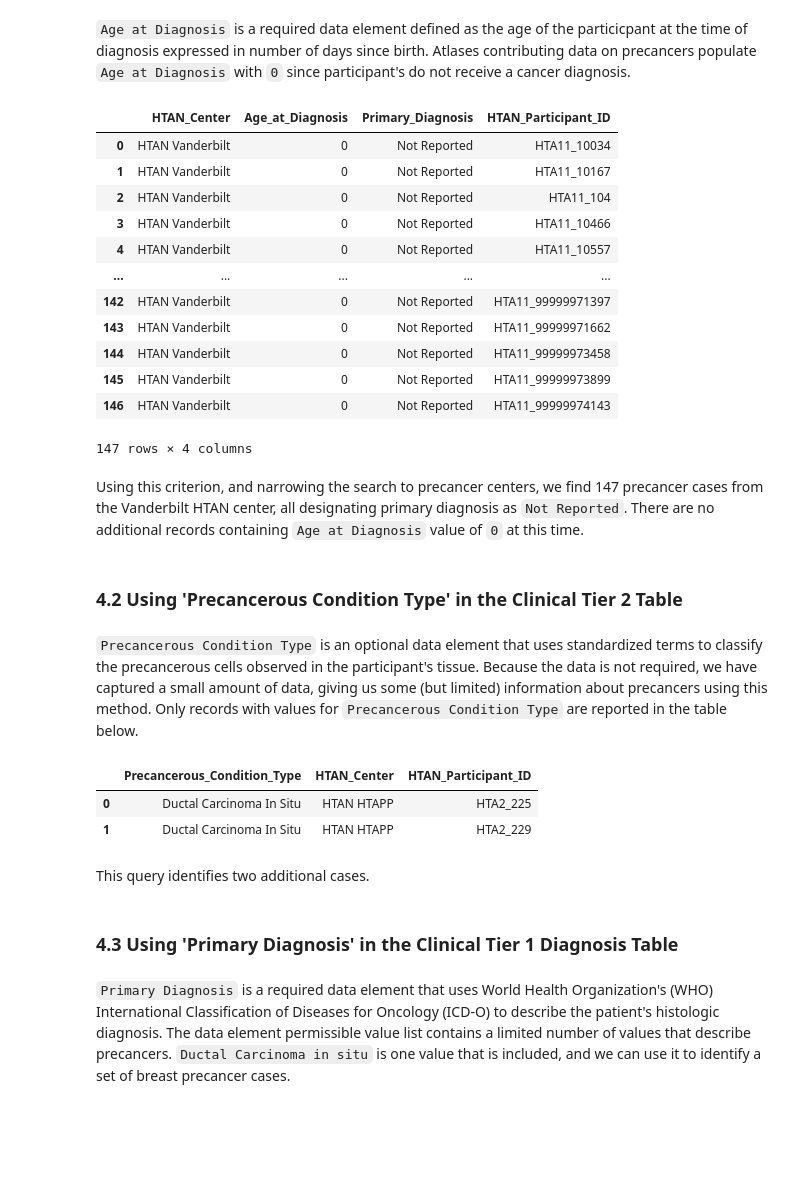
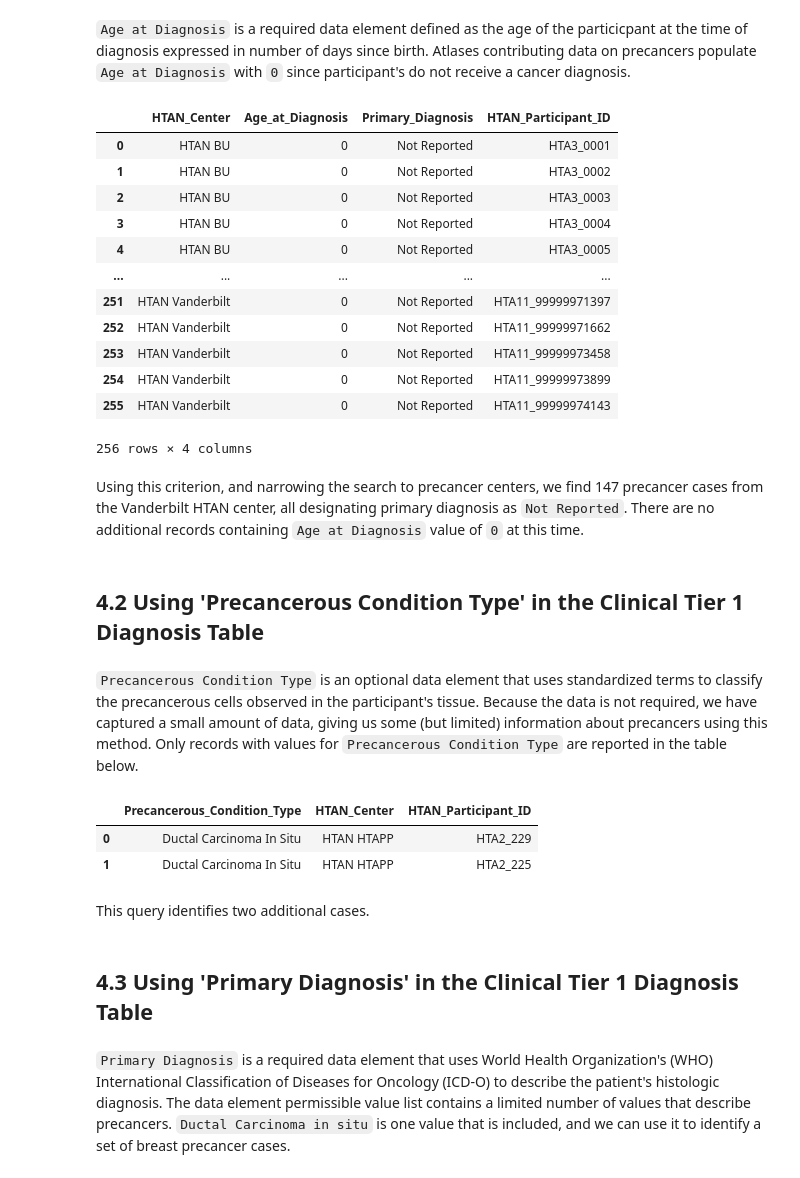
Before and after one commit to isb-cgc/Community-Notebooks, a Jupyter notebook: HTAN/Python Notebooks/Identifying_and_Compiling_Precancer_Cases_and_Samples_in_HTAN.ipynb, the cells around one changed output. Cells and saved outputs as stored; diff of their text form; code cells hidden in the pictures; blank space fills up the shorter version.

```diff
--- a/HTAN/Python Notebooks/Identifying_and_Compiling_Precancer_Cases_and_Samples_in_HTAN.ipynb
+++ b/HTAN/Python Notebooks/Identifying_and_Compiling_Precancer_Cases_and_Samples_in_HTAN.ipynb
@@ -71,8 +80,9 @@ Alternatively, if you're running the notebook locally, take the following steps
 # Import the Google BigQuery client
 from google.cloud import bigquery
 
-# Set the google project that will be billed for this notebook's computations
-google_project = <my-project>
+# Set the Google project that will be billed for this notebook's computations
+# Replace <my-project> with your BigQuery Project ID
+google_project = '<my-project>'
 
 # Create a client to access the data within BigQuery
 client = bigquery.Client(google_project)
@@ -85,7 +95,7 @@ client = bigquery.Client(google_project)
 # %%
 aad = client.query("""
   SELECT HTAN_Center, Age_at_Diagnosis, Primary_Diagnosis, HTAN_Participant_ID
-  FROM `isb-cgc-bq.HTAN.clinical_tier1_diagnosis_current`
+  FROM `isb-cgc-bq.HTAN_versioned.clinical_tier1_diagnosis_r6`
   WHERE HTAN_Center in (
     "HTAN Duke",
     "HTAN Stanford",
@@ -99,40 +109,40 @@ aad = client.query("""
 aad
 # %% [output]
 |  | HTAN_Center | Age_at_Diagnosis | Primary_Diagnosis | HTAN_Participant_ID |
-| 0 | HTAN Vanderbilt | 0 | Not Reported | HTA11_10034 |
-| 1 | HTAN Vanderbilt | 0 | Not Reported | HTA11_10167 |
-| 2 | HTAN Vanderbilt | 0 | Not Reported | HTA11_104 |
-| 3 | HTAN Vanderbilt | 0 | Not Reported | HTA11_10466 |
-| 4 | HTAN Vanderbilt | 0 | Not Reported | HTA11_10557 |
+| 0 | HTAN BU | 0 | Not Reported | HTA3_0001 |
+| 1 | HTAN BU | 0 | Not Reported | HTA3_0002 |
+| 2 | HTAN BU | 0 | Not Reported | HTA3_0003 |
+| 3 | HTAN BU | 0 | Not Reported | HTA3_0004 |
+| 4 | HTAN BU | 0 | Not Reported | HTA3_0005 |
 | ... | ... | ... | ... | ... |
-| 142 | HTAN Vanderbilt | 0 | Not Reported | HTA11_99999971397 |
-| 143 | HTAN Vanderbilt | 0 | Not Reported | HTA11_99999971662 |
-| 144 | HTAN Vanderbilt | 0 | Not Reported | HTA11_99999973458 |
-| 145 | HTAN Vanderbilt | 0 | Not Reported | HTA11_99999973899 |
-| 146 | HTAN Vanderbilt | 0 | Not Reported | HTA11_99999974143 |
+| 251 | HTAN Vanderbilt | 0 | Not Reported | HTA11_99999971397 |
+| 252 | HTAN Vanderbilt | 0 | Not Reported | HTA11_99999971662 |
+| 253 | HTAN Vanderbilt | 0 | Not Reported | HTA11_99999973458 |
+| 254 | HTAN Vanderbilt | 0 | Not Reported | HTA11_99999973899 |
+| 255 | HTAN Vanderbilt | 0 | Not Reported | HTA11_99999974143 |
-147 rows × 4 columns
+256 rows × 4 columns
 # %% [markdown]
 Using this criterion, and narrowing the search to precancer centers, we find 147 precancer cases from the Vanderbilt HTAN center, all designating primary diagnosis as `Not Reported`. There are no additional records containing `Age at Diagnosis` value of `0` at this time.
 # %% [markdown]
-### 4.2 Using 'Precancerous Condition Type' in the Clinical Tier 2 Table
+## 4.2 Using 'Precancerous Condition Type' in the Clinical Tier 1 Diagnosis Table
 # %% [markdown]
 `Precancerous Condition Type` is an optional data element that uses standardized terms to classify the precancerous cells observed in the participant's tissue. Because the data is not required, we have captured a small amount of data, giving us some (but limited) information about precancers using this method. Only records with values for `Precancerous Condition Type` are reported in the table below.
 # %%
 pct = client.query("""
   SELECT Precancerous_Condition_Type, HTAN_Center, HTAN_Participant_ID
-  FROM `isb-cgc-bq.HTAN.clinical_tier2_current`
-  WHERE Precancerous_Condition_Type IS NOT NULL
+  FROM `isb-cgc-bq.HTAN_versioned.clinical_tier1_diagnosis_r6`
+  WHERE Precancerous_Condition_Type IS NOT NULL AND Precancerous_Condition_Type != "Not Applicable"
 """).result().to_dataframe()
 
 pct
 # %% [output]
 |  | Precancerous_Condition_Type | HTAN_Center | HTAN_Participant_ID |
-| 0 | Ductal Carcinoma In Situ | HTAN HTAPP | HTA2_225 |
-| 1 | Ductal Carcinoma In Situ | HTAN HTAPP | HTA2_229 |
+| 0 | Ductal Carcinoma In Situ | HTAN HTAPP | HTA2_229 |
+| 1 | Ductal Carcinoma In Situ | HTAN HTAPP | HTA2_225 |
 # %% [markdown]
 This query identifies two additional cases.
 # %% [markdown]
-### 4.3 Using 'Primary Diagnosis' in the Clinical Tier 1 Diagnosis Table
+## 4.3 Using 'Primary Diagnosis' in the Clinical Tier 1 Diagnosis Table
 # %% [markdown]
 `Primary Diagnosis` is a required data element that uses World Health Organization's (WHO) International Classification of Diseases for Oncology (ICD-O) to describe the patient's histologic diagnosis.  The data element permissible value list contains a limited number of values that describe precancers.  `Ductal Carcinoma in situ` is one value that is included, and we can use it to identify a set of breast precancer cases.
 # %%
```
Also changed, not shown: parts of 26 cells of this notebook.
